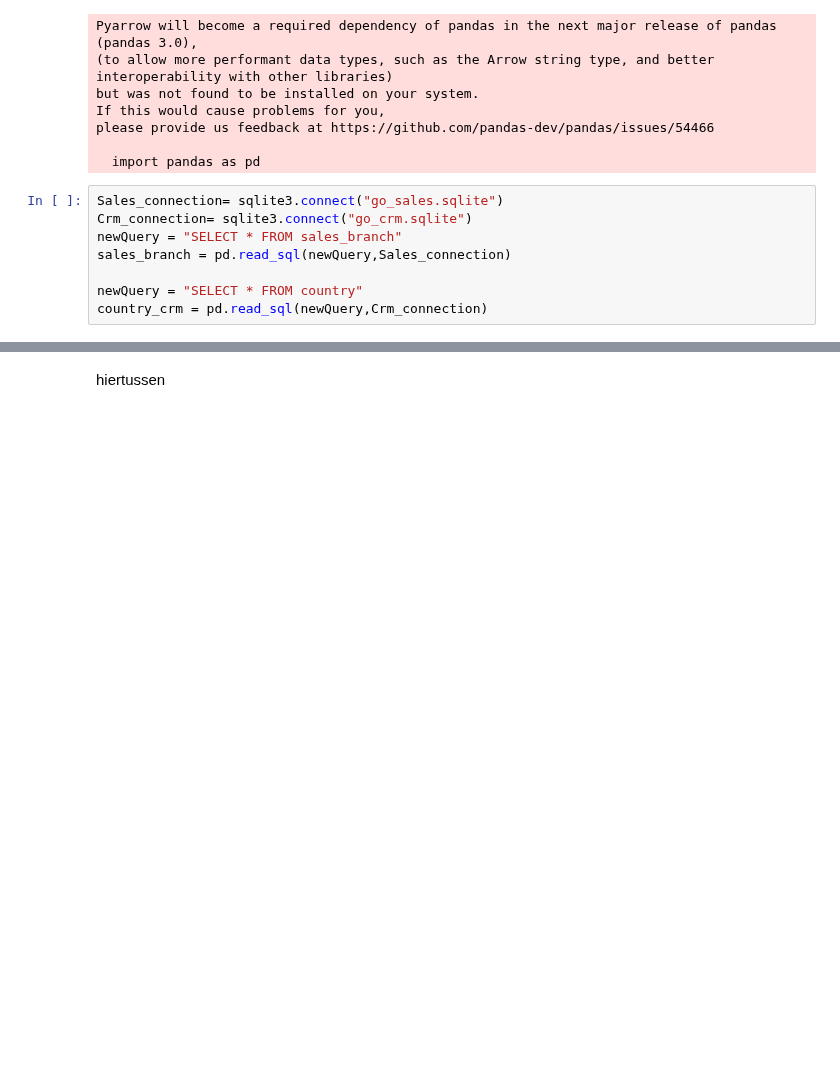
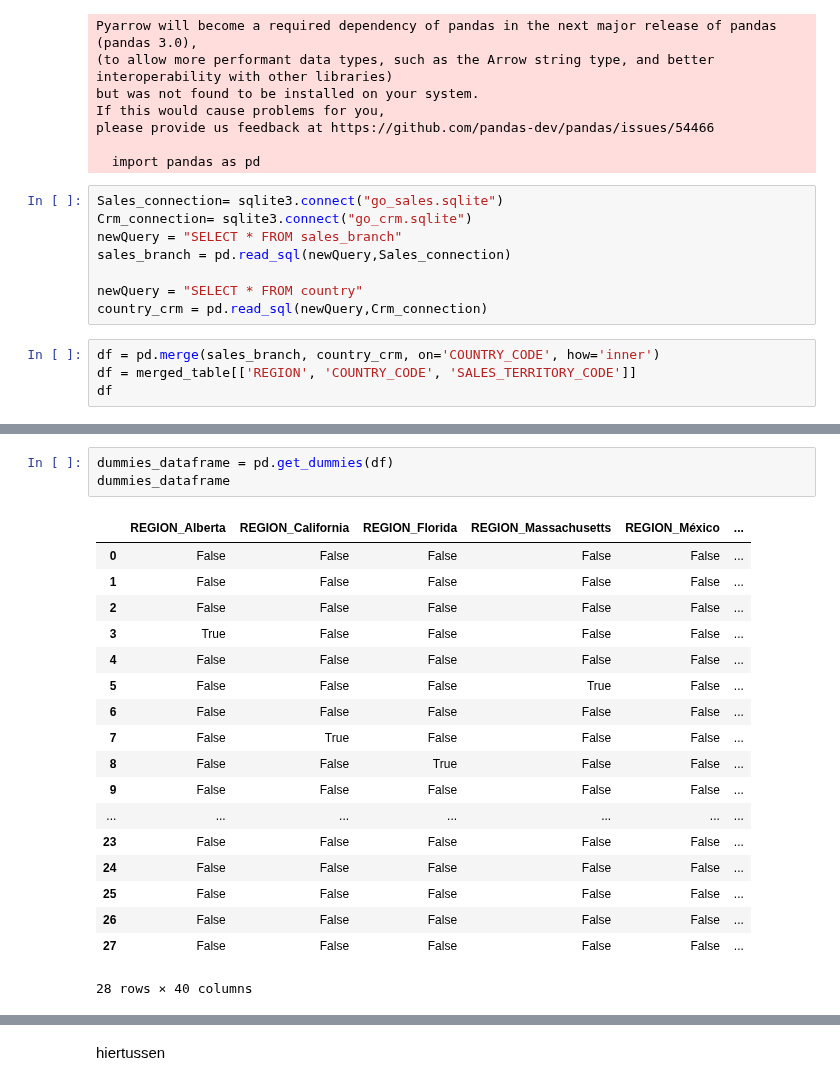
Before and after one commit to troykort/DaD, a Jupyter notebook: Practicum_9.3/Pract_9.ipynb, the cells around one changed output, grey strips where cells are left out. Cells and saved outputs as stored; diff of their text form; blank space fills up the shorter version.

```diff
--- a/Practicum_9.3/Pract_9.ipynb
+++ b/Practicum_9.3/Pract_9.ipynb
@@ -23,3 +23,7 @@ sales_branch = pd.read_sql(newQuery,Sales_connection)
 
 newQuery = "SELECT * FROM country"
 country_crm = pd.read_sql(newQuery,Crm_connection)
+# %%
+df = pd.merge(sales_branch, country_crm, on='COUNTRY_CODE', how='inner')
+df = merged_table[['REGION', 'COUNTRY_CODE', 'SALES_TERRITORY_CODE']]
+df
@@ -25,0 +55,22 @@ country_crm = pd.read_sql(newQuery,Crm_connection)
+# %%
+dummies_dataframe = pd.get_dummies(df)
+dummies_dataframe
+# %% [output]
+|  | REGION_Alberta | REGION_California | REGION_Florida | REGION_Massachusetts | REGION_México | ... |
+| 0 | False | False | False | False | False | ... |
+| 1 | False | False | False | False | False | ... |
+| 2 | False | False | False | False | False | ... |
+| 3 | True | False | False | False | False | ... |
+| 4 | False | False | False | False | False | ... |
+| 5 | False | False | False | True | False | ... |
+| 6 | False | False | False | False | False | ... |
+| 7 | False | True | False | False | False | ... |
+| 8 | False | False | True | False | False | ... |
+| 9 | False | False | False | False | False | ... |
+| ... | ... | ... | ... | ... | ... | ... |
+| 23 | False | False | False | False | False | ... |
+| 24 | False | False | False | False | False | ... |
+| 25 | False | False | False | False | False | ... |
+| 26 | False | False | False | False | False | ... |
+| 27 | False | False | False | False | False | ... |
+28 rows × 40 columns
```
Also changed, not shown: parts of 3 cells of this notebook.
